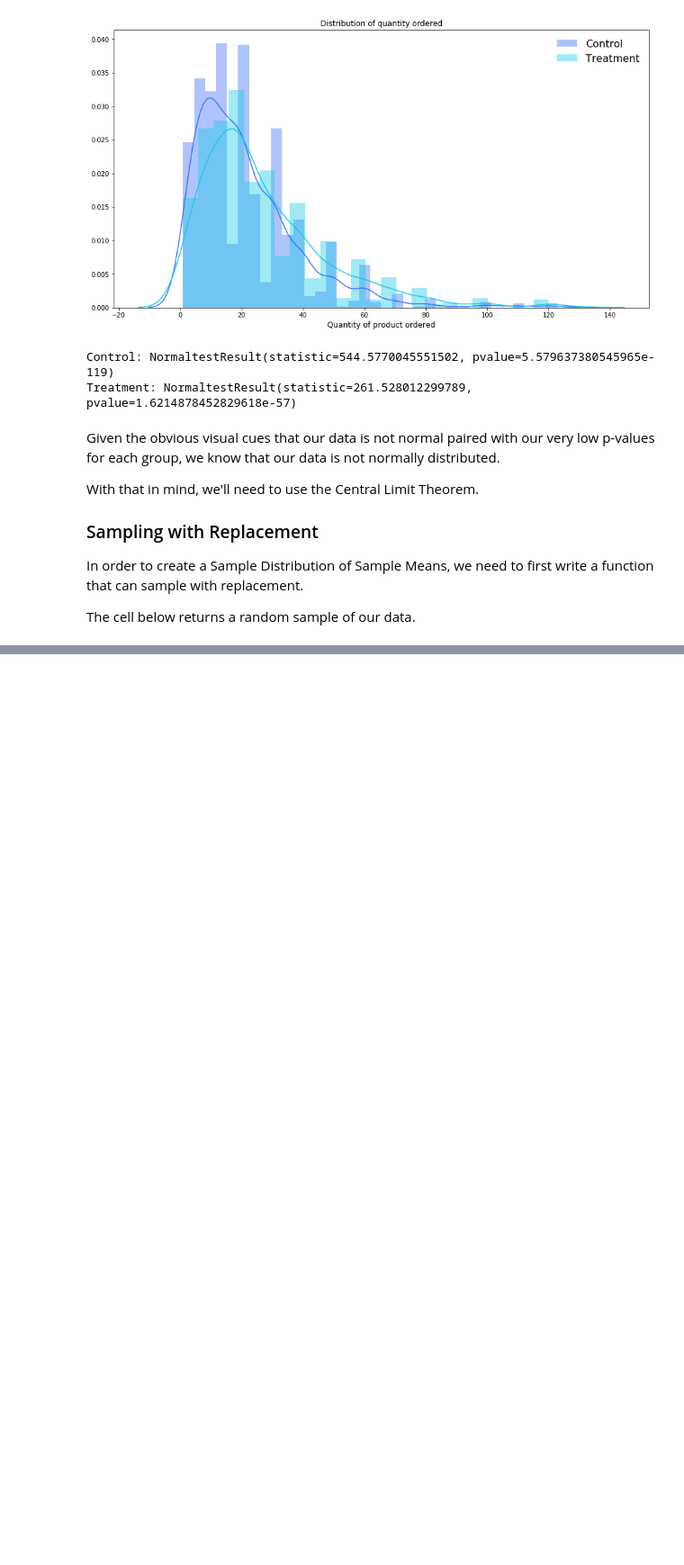
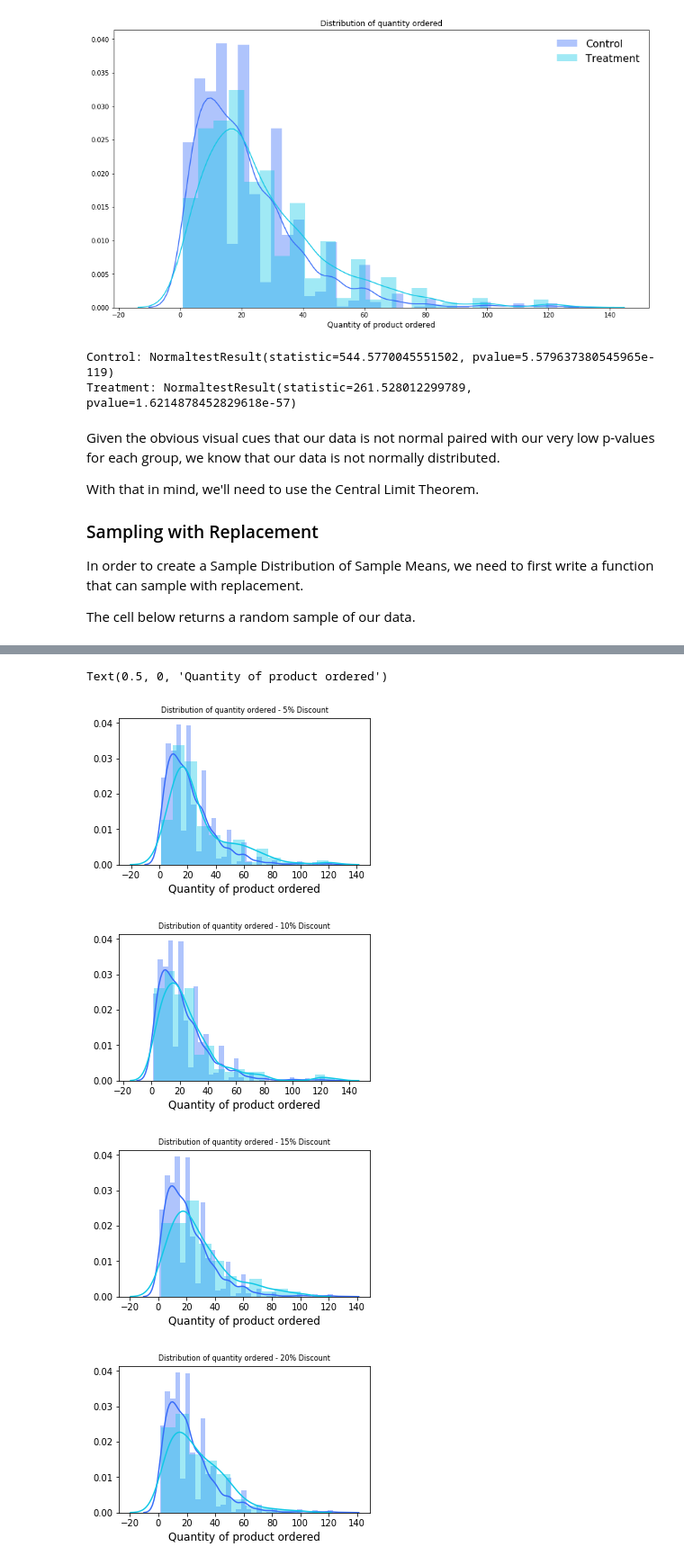
Before and after one commit to miyamuse/dsc-2-final-project-online-ds-sp-000, a Jupyter notebook: project.ipynb, the cells around one changed output, grey strips where cells are left out. Shown: that part at 90% size. Cells and saved outputs as stored; diff of their text form; code cells hidden in the pictures; blank space fills up the shorter version.

```diff
--- a/project.ipynb
+++ b/project.ipynb
@@ -344,0 +410,60 @@ plt.legend(frameon=False, fontsize=11, loc='best')
+# %%
+treatment5 = df1[(df1['Discount'] >= .045)&(df1['Discount'] <= .055)]
+treatment5 = treatment5['Quantity']
+
+treatment10 = df1[(df1['Discount'] >= .095)&(df1['Discount'] <= .105)]
+treatment10 = treatment10['Quantity']
+
+treatment15 = df1[(df1['Discount'] >= .145)&(df1['Discount'] <= .155)]
+treatment15 = treatment15['Quantity']
+
+treatment20 = df1[(df1['Discount'] >= .195)&(df1['Discount'] <= .205)]
+treatment20 = treatment20['Quantity']
+
+treatment25 = df1[(df1['Discount'] >= .245)&(df1['Discount'] <= .255)]
+treatment25 = treatment25['Quantity']
+
+discounts= ["treatment5","treatment10","treatment15","treatment20","treatment25"]
+# %%
+#First I will check normality visually
+
+#Treatment at 5%
+plt.figure(figsize = (5, 3))
+sns.distplot(control, label='Control')
+sns.distplot(treatment5, label="Treatment at 5% Discount")
+plt.title('Distribution of quantity ordered - 5% Discount', fontsize=8)
+plt.xlabel('Quantity of product ordered', fontsize=12)
+
+#Treatment at 10%
+plt.figure(figsize = (5, 3))
+sns.distplot(control, label='Control')
+sns.distplot(treatment10, label="Treatment at 10% Discount")
+plt.title('Distribution of quantity ordered - 10% Discount', fontsize=8)
+plt.xlabel('Quantity of product ordered', fontsize=12)
+
+#Treatment at 15%
+plt.figure(figsize = (5, 3))
+sns.distplot(control, label='Control')
+sns.distplot(treatment15, label="Treatment at 15% Discount")
+plt.title('Distribution of quantity ordered - 15% Discount', fontsize=8)
+plt.xlabel('Quantity of product ordered', fontsize=12)
+
+#Treatment at 20%
+plt.figure(figsize = (5, 3))
+sns.distplot(control, label='Control')
+sns.distplot(treatment20, label="Treatment at 20% Discount")
+plt.title('Distribution of quantity ordered - 20% Discount', fontsize=8)
+plt.xlabel('Quantity of product ordered', fontsize=12)
+
+#Treatment at 25%
+plt.figure(figsize = (5, 3))
+sns.distplot(control, label='Control')
+sns.distplot(treatment25, label="Treatment at 25% Discount")
+plt.title('Distribution of quantity ordered - 25% Discount', fontsize=8)
+plt.xlabel('Quantity of product ordered', fontsize=12)
+# %% [output]
+Text(0.5, 0, 'Quantity of product ordered')
+[figure, added]
+[figure, added]
+[figure, added]
+[figure, added]
```
Also changed, not shown: parts of 26 cells of this notebook.
